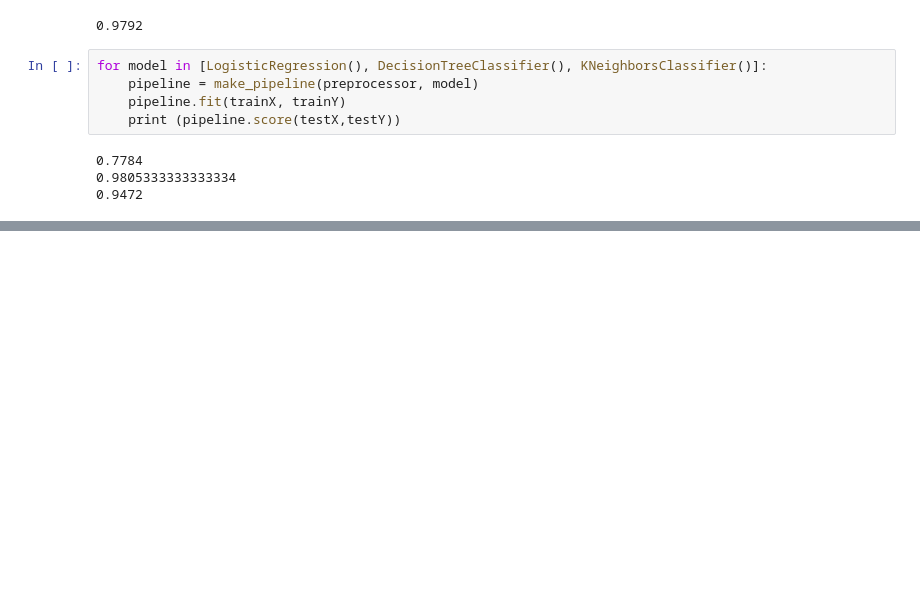
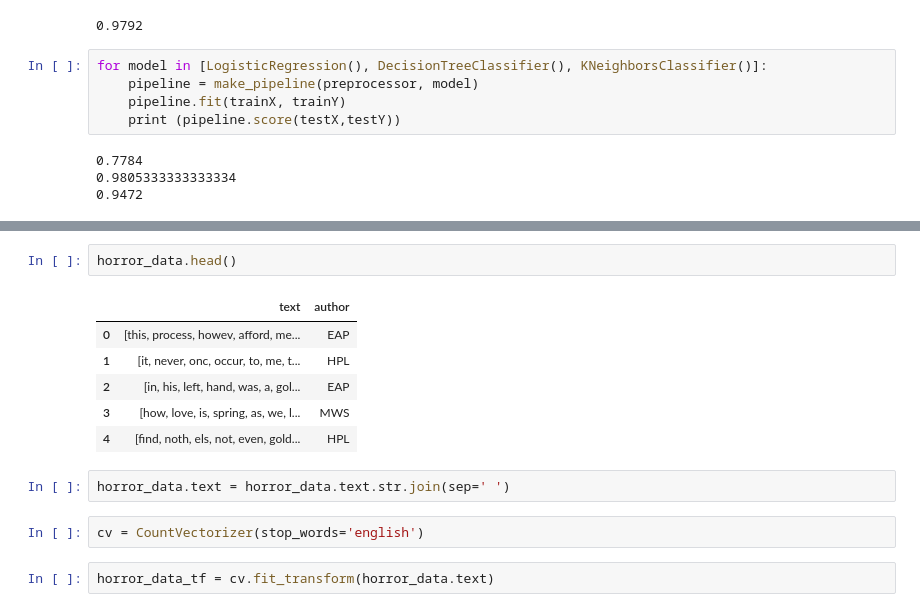
Before and after one commit to edyoda/data-science-complete-tutorial, a Jupyter notebook: Day1-2.ipynb, the cells around one changed output, grey strips where cells are left out. Cells and saved outputs as stored; diff of their text form; blank space fills up the shorter version.

```diff
--- a/Day1-2.ipynb
+++ b/Day1-2.ipynb
@@ -156,0 +208,15 @@ for model in [LogisticRegression(), DecisionTreeClassifier(), KNeighborsClassifi
+# %%
+horror_data.head()
+# %% [output]
+|  | text | author |
+| 0 | [this, process, howev, afford, me... | EAP |
+| 1 | [it, never, onc, occur, to, me, t... | HPL |
+| 2 | [in, his, left, hand, was, a, gol... | EAP |
+| 3 | [how, love, is, spring, as, we, l... | MWS |
+| 4 | [find, noth, els, not, even, gold... | HPL |
+# %%
+horror_data.text = horror_data.text.str.join(sep=' ')
+# %%
+cv = CountVectorizer(stop_words='english')
+# %%
+horror_data_tf = cv.fit_transform(horror_data.text)
```
Also changed, not shown: parts of 23 cells of this notebook.
